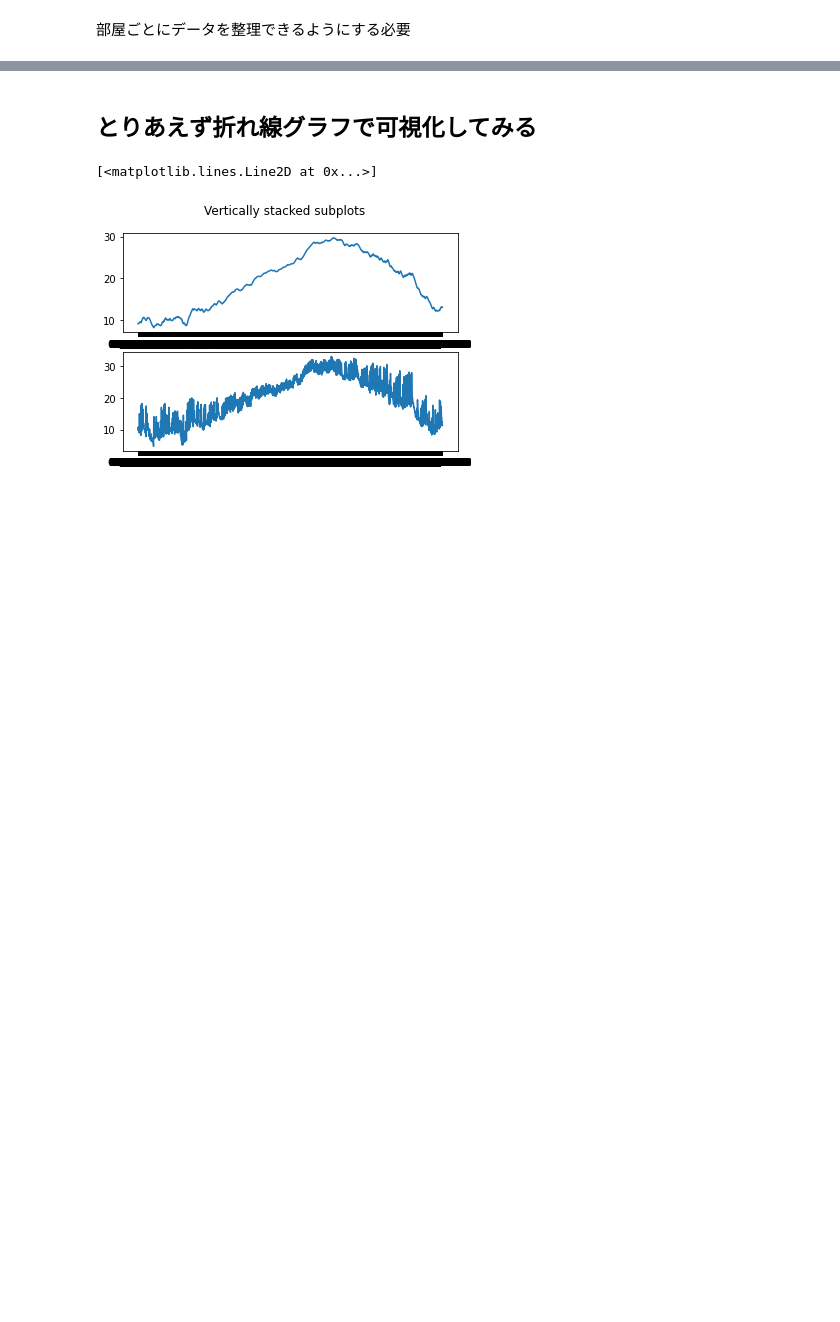
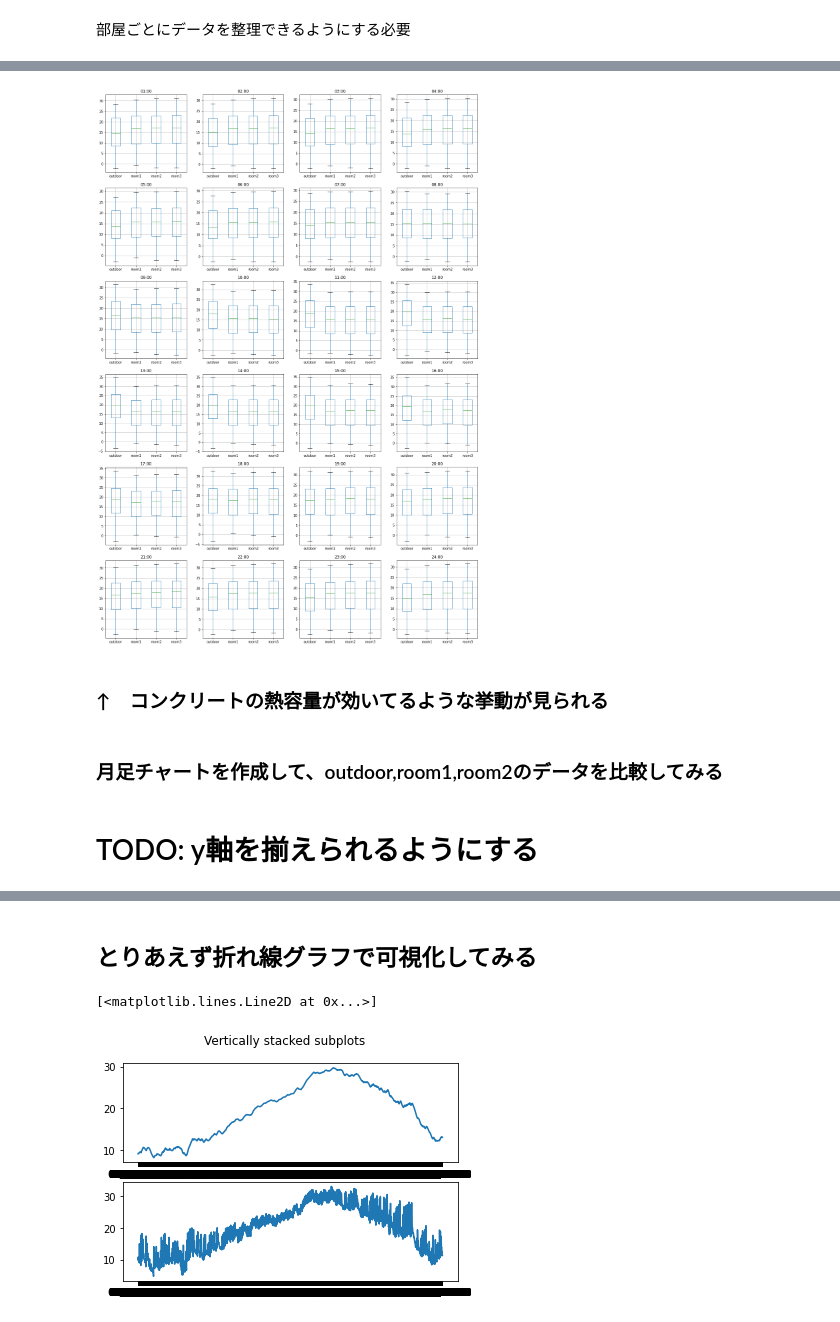
Before and after one commit to katsuya0719/therb-notebook, a Jupyter notebook: 時系列データ分析.ipynb, the cells around one changed output, grey strips where cells are left out. Saved outputs shown, nothing was run; the diff lists cells and outputs as text; code cells hidden in the pictures; blank space fills up the shorter version.

```diff
--- a/時系列データ分析.ipynb
+++ b/時系列データ分析.ipynb
@@ -117,0 +100,11 @@ Text(0, 0.5, 'Temperature')
+# %%
+def makeHourlyData(df):
+    dfDict={}
+    df["hour"]=df.index.to_series().apply(lambda x: x.split('/')[2])
+    grouped=df.groupby("hour")
+    for name,group in grouped:
+        #dfList.append(group.drop('month', axis=1))
+        dfDict[name]=group.drop('hour', axis=1)
+    return dfDict
+# %%
+hourlyDict=makeHourlyData(df)
@@ -117,0 +131,15 @@ Text(0, 0.5, 'Temperature')
+# %%
+def hourlyBoxPlot(dfDict):
+    fig = plt.figure(figsize=(20,30))
+    i=1
+    for name,df in dfDict.items():
+        ax = fig.add_subplot(6,4,i)
+        df.boxplot(ax=ax)
+        ax.set_title(name)
+        i+=1
+# %%
+hourlyBoxPlot(hourlyDict)
+# %% [output]
+[figure, added]
+# %% [markdown]
+### ↑　コンクリートの熱容量が効いてるような挙動が見られる
@@ -117,0 +148,4 @@ Text(0, 0.5, 'Temperature')
+# %% [markdown]
+### 月足チャートを作成して、outdoor,room1,room2のデータを比較してみる
+# %% [markdown]
+# TODO: y軸を揃えられるようにする
```
Also changed, not shown: parts of 84 cells of this notebook.
